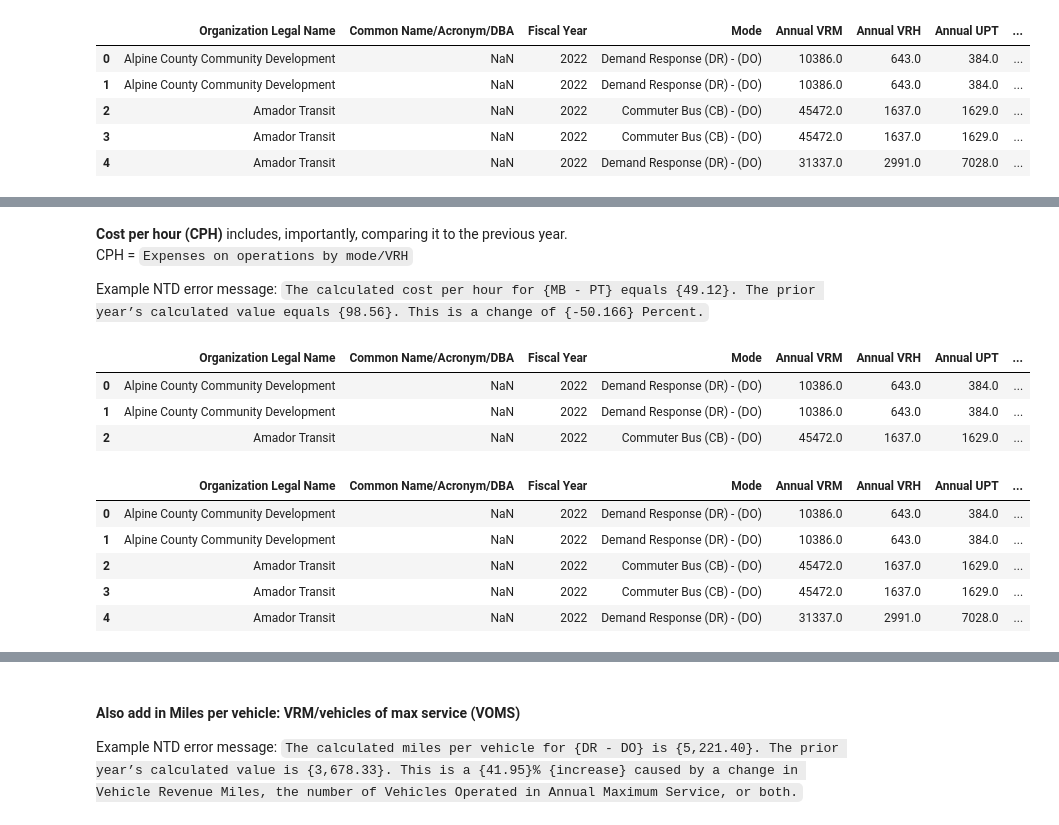
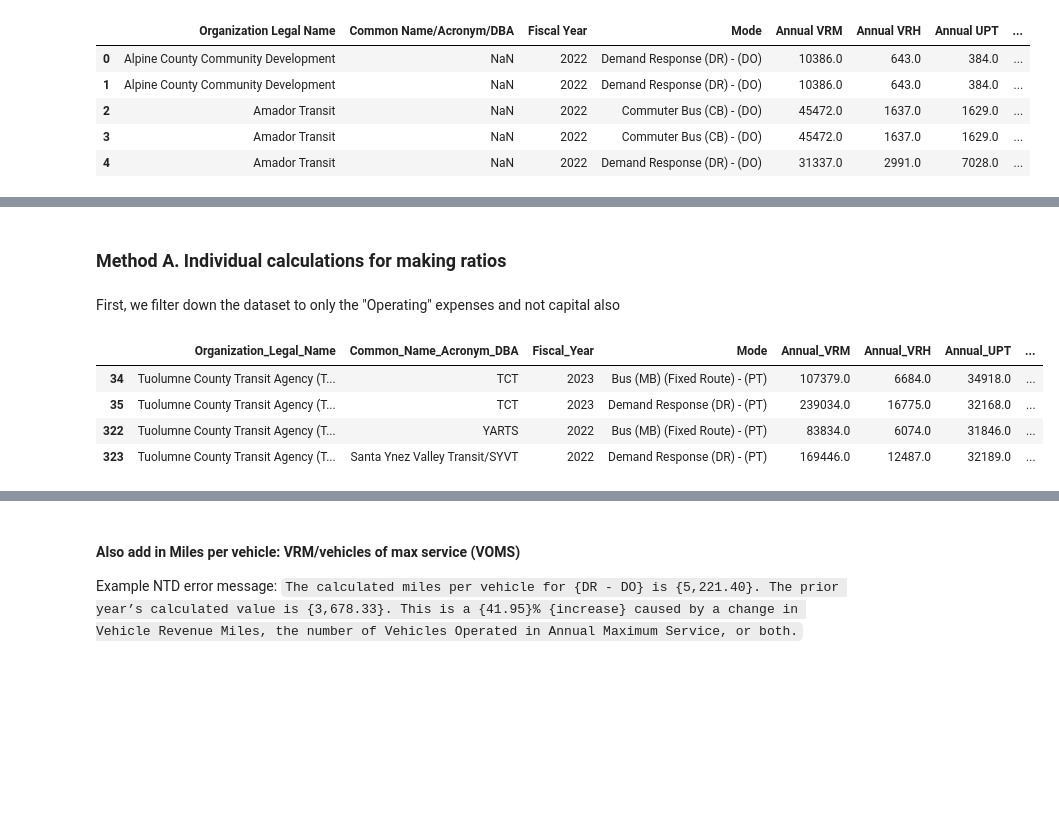
Before and after one commit to cal-itp/ntd-modernization, a Jupyter notebook: validation_tool/notebooks/3_rr20_service_validation_development.ipynb, the cells around one changed output, grey strips where cells are left out. Cells and saved outputs as stored; diff of their text form; code cells hidden in the pictures; blank space fills up the shorter version.

```diff
--- a/validation_tool/notebooks/3_rr20_service_validation_development.ipynb
+++ b/validation_tool/notebooks/3_rr20_service_validation_development.ipynb
@@ -203,0 +352,14 @@ data_lastyear.head()
+# %%
+data_all_lastyear = data_all_lastyear[['Organization_Legal_Name','Common_Name_Acronym_DBA',
+ 'Fiscal_Year',
+ 'Mode',
+ 'Annual_VRM',
+ 'Annual_VRH',
+ 'Annual_UPT',
+ 'Sponsored_UPT',
+ 'VOMX',
+ 'Operating_Capital',
+ 'Total_Annual_Expenses_By_Mode',
+ 'Fare_Revenues']]
+
+data_all_lastyear.head()
@@ -204,5 +373,5 @@ data_lastyear.head()
 # %%
-allyears = pd.concat([data, data_lastyear], ignore_index = True)
+allyears = pd.concat([data_all, data_all_lastyear], ignore_index = True)
 print(allyears.shape)
 allyears.head()
 # %% [output]
@@ -215,0 +405,4 @@ allyears.head()
+# %%
+### for testing
+agency = 'Tuolumne County Transit Agency (TCTA)'
+allyears[allyears['Organization_Legal_Name'] == agency]
@@ -248,5 +448,0 @@ If we click "generate report" for 2021, RR-20 rural on BlackCat, we get an empty
-# %% [markdown]
-**Cost per hour (CPH)** includes, importantly, comparing it to the previous year.
-CPH = `Expenses on operations by mode/VRH`
-
-Example NTD error message: `The calculated cost per hour for {MB - PT} equals {49.12}. The prior year’s calculated value equals {98.56}. This is a change of {-50.166} Percent.`
@@ -278,32 +449,13 @@ def make_ratio_cols(df, numerator, denominator, col_name, operation="sum"):
-# %%
-### testing
-# 'Annual VRH' in allyears.columns
-allyears = make_ratio_cols(allyears, 'Total Annual Expenses By Mode',
-                       'Annual VRH',
-                       'cost_per_hr')
-
-
-# test['cost_per_hr'] = (allyears.groupby(['Organization Legal Name','Mode', 'Fiscal Year'])
-#                        .apply(lambda x: x['Total Annual Expenses By Mode'].sum() / x['Annual VRH']))
-allyears.head(3)
-# %% [output]
-|  | Organization Legal Name | Common Name/Acronym/DBA | Fiscal Year | Mode | Annual VRM | Annual VRH | Annual UPT | ... |
-| 0 | Alpine County Community Development | NaN | 2022 | Demand Response (DR) - (DO) | 10386.0 | 643.0 | 384.0 | ... |
-| 1 | Alpine County Community Development | NaN | 2022 | Demand Response (DR) - (DO) | 10386.0 | 643.0 | 384.0 | ... |
-| 2 | Amador Transit | NaN | 2022 | Commuter Bus (CB) - (DO) | 45472.0 | 1637.0 | 1629.0 | ... |
+# %% [markdown]
+### Method A. Individual calculations for making ratios
+# %% [markdown]
+First, we filter down the dataset to only the "Operating" expenses and not capital also
 # %%
-## Alternate way to do it -
-# without a function, 1-liner to add column
-
-# test2 = (allyears.groupby(['Organization Legal Name','Mode', 'Fiscal Year'])
-#  .apply(lambda x: x.assign(cost_per_hr=lambda x: x['Total Annual Expenses By Mode'].sum() / x['Annual VRH']))
-# )
-
-# test2.head()
+allyears1 = allyears[allyears['Operating_Capital']=="Operating"]
+allyears1[allyears1['Organization_Legal_Name']==agency]
 # %% [output]
-|  | Organization Legal Name | Common Name/Acronym/DBA | Fiscal Year | Mode | Annual VRM | Annual VRH | Annual UPT | ... |
-| 0 | Alpine County Community Development | NaN | 2022 | Demand Response (DR) - (DO) | 10386.0 | 643.0 | 384.0 | ... |
-| 1 | Alpine County Community Development | NaN | 2022 | Demand Response (DR) - (DO) | 10386.0 | 643.0 | 384.0 | ... |
-| 2 | Amador Transit | NaN | 2022 | Commuter Bus (CB) - (DO) | 45472.0 | 1637.0 | 1629.0 | ... |
-| 3 | Amador Transit | NaN | 2022 | Commuter Bus (CB) - (DO) | 45472.0 | 1637.0 | 1629.0 | ... |
-| 4 | Amador Transit | NaN | 2022 | Demand Response (DR) - (DO) | 31337.0 | 2991.0 | 7028.0 | ... |
+|  | Organization_Legal_Name | Common_Name_Acronym_DBA | Fiscal_Year | Mode | Annual_VRM | Annual_VRH | Annual_UPT | ... |
+| 34 | Tuolumne County Transit Agency (T... | TCT | 2023 | Bus (MB) (Fixed Route) - (PT) | 107379.0 | 6684.0 | 34918.0 | ... |
+| 35 | Tuolumne County Transit Agency (T... | TCT | 2023 | Demand Response (DR) - (PT) | 239034.0 | 16775.0 | 32168.0 | ... |
+| 322 | Tuolumne County Transit Agency (T... | YARTS | 2022 | Bus (MB) (Fixed Route) - (PT) | 83834.0 | 6074.0 | 31846.0 | ... |
+| 323 | Tuolumne County Transit Agency (T... | Santa Ynez Valley Transit/SYVT | 2022 | Demand Response (DR) - (PT) | 169446.0 | 12487.0 | 32189.0 | ... |
```
Also changed, not shown: parts of 51 cells of this notebook, 2 other files.
